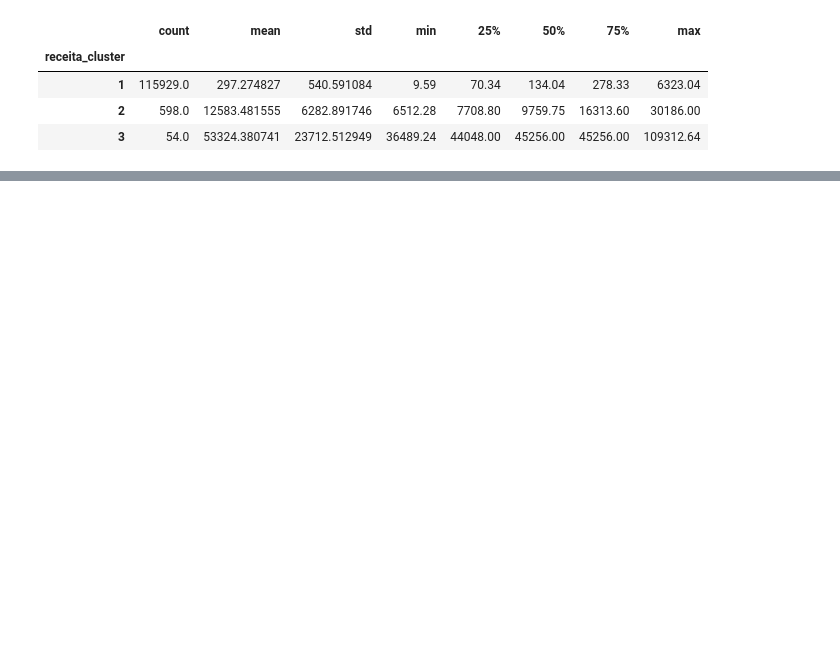
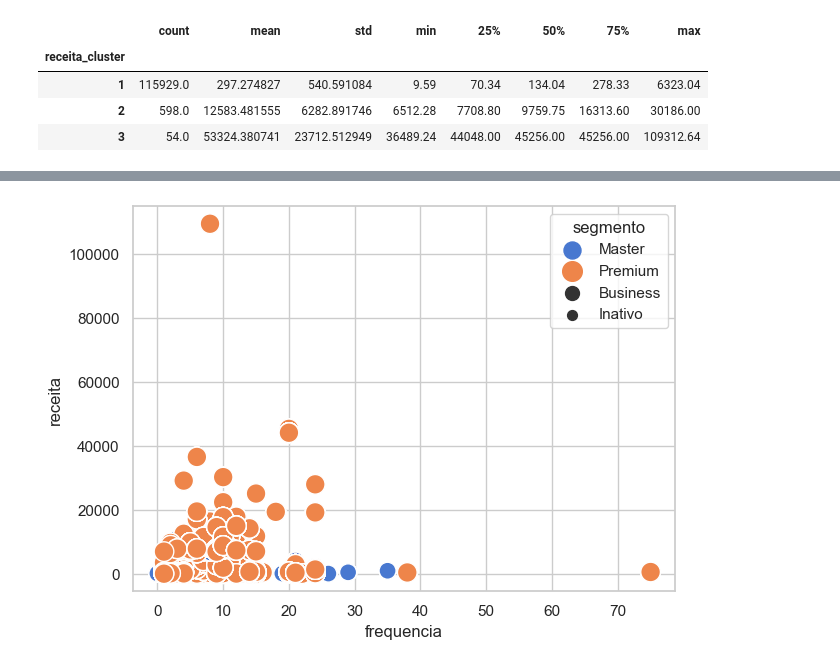
Before and after one commit to LuTDC/ml_negocios_digitais, a Jupyter notebook: Clusterização de dados - segmentação de clientes/Projeto.ipynb, the cells around one changed output, grey strips where cells are left out. Cells and saved outputs as stored; diff of their text form; code cells hidden in the pictures; blank space fills up the shorter version.

```diff
--- a/Clusterização de dados - segmentação de clientes/Projeto.ipynb
+++ b/Clusterização de dados - segmentação de clientes/Projeto.ipynb
@@ -368,0 +431,4 @@ df_usuario.groupby(['receita_cluster'])['receita'].describe()
+# %%
+plot_segmento('frequencia', 'receita', df_final)
+# %% [output]
+[figure, added]
```
Also changed, not shown: parts of 8 cells of this notebook.
